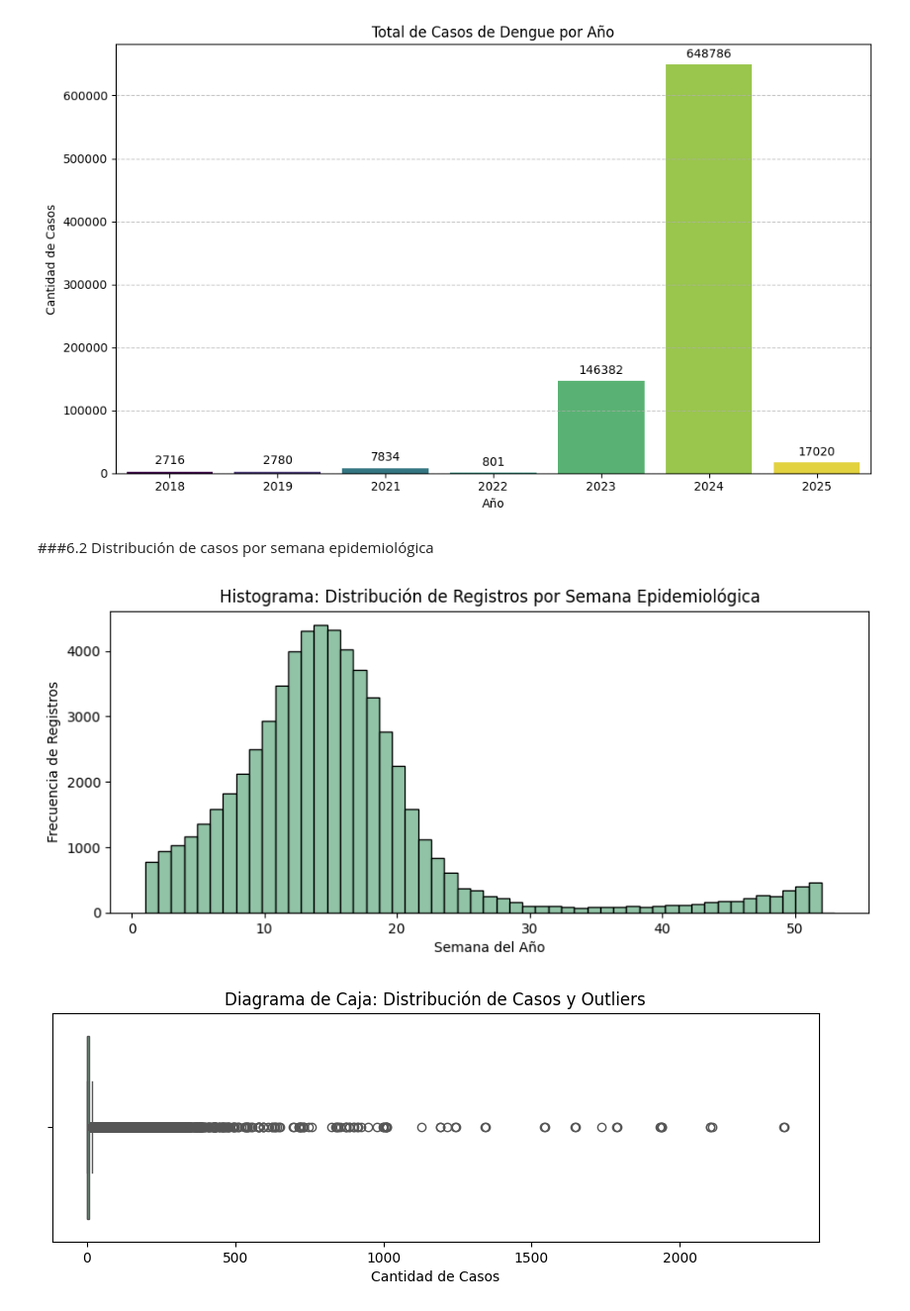
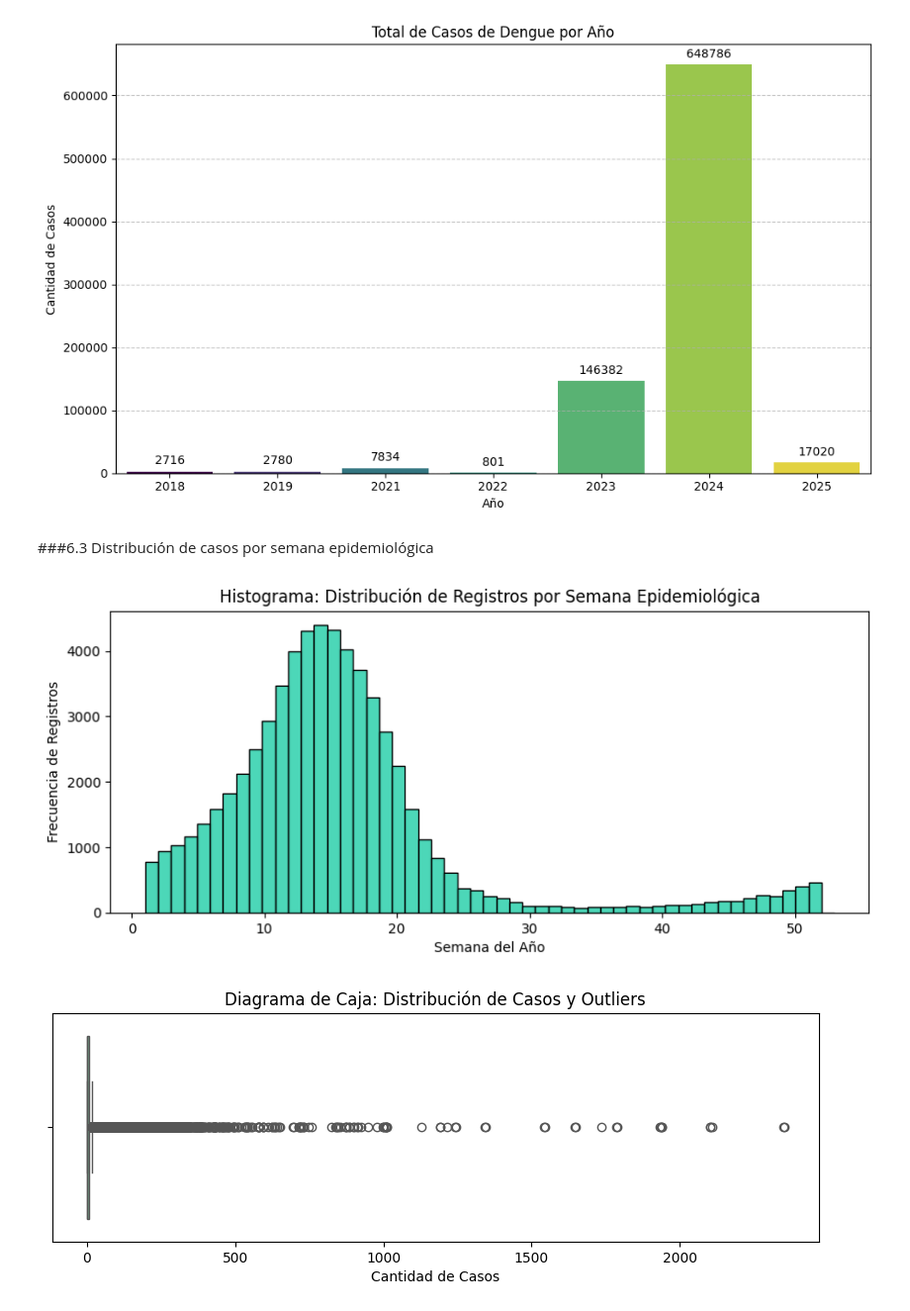
Before and after one commit to RocioDure12/ANALISIS_DENGUE_ARG, a Jupyter notebook: TPI_FINAL_DENGUE.ipynb, the cells around one changed output. Shown at 99% size. Cells and saved outputs as stored; diff of their text form; code cells hidden in the pictures.

```diff
--- a/TPI_FINAL_DENGUE.ipynb
+++ b/TPI_FINAL_DENGUE.ipynb
@@ -904,17 +922,17 @@ plt.show()
 # %% [output]
 [figure]
 # %% [markdown]
-###6.2 Distribución de casos por semana epidemiológica
+###6.3 Distribución de casos por semana epidemiológica
 # %%
 # Histograma para las semanas
 plt.figure(figsize=(10, 4))
-sns.histplot(df_trabajo['semana_epidemiologica'], bins=53, kde=False, color='#6DB08A')
+sns.histplot(df_trabajo['semana_epidemiologica'], bins=53, kde=False, color='#10caa0')
 plt.title('Histograma: Distribución de Registros por Semana Epidemiológica')
 plt.xlabel('Semana del Año')
 plt.ylabel('Frecuencia de Registros')
 plt.show()
 # %% [output]
-[figure, old version]
+[figure, new version]
 # %%
  #Gráfico de caja para los casos
 plt.figure(figsize=(10, 3))
```
Also changed, not shown: parts of 6 cells of this notebook.
